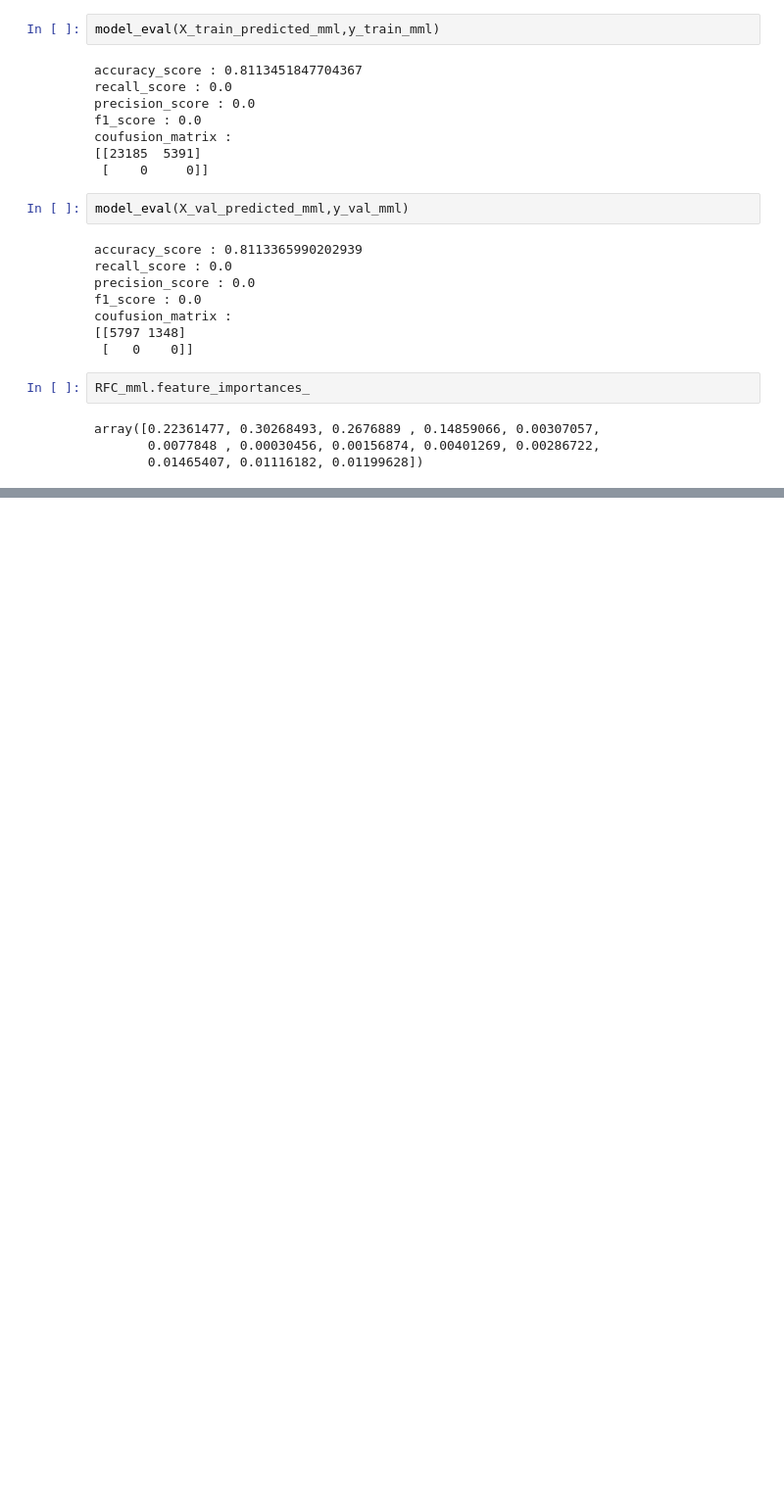
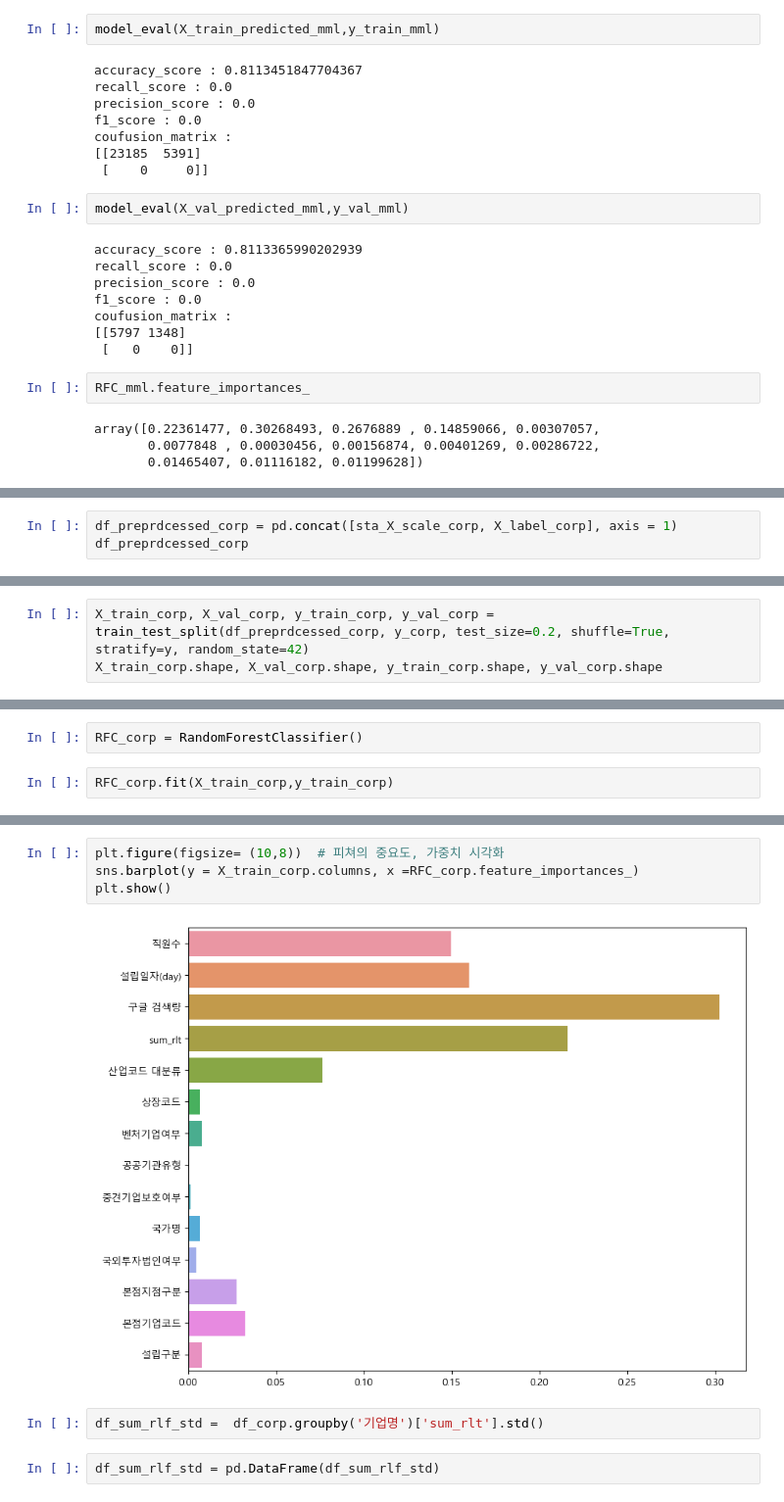
Before and after one commit to YoonJiHwan98/numble_repo, a Jupyter notebook: code/RandomForest_feature_engineering_test.ipynb, the cells around one changed output, grey strips where cells are left out. Shown at 98% size. Drawn from its saved outputs; the diff is of its cells as text; blank space fills up the shorter version.

```diff
--- a/code/RandomForest_feature_engineering_test.ipynb
+++ b/code/RandomForest_feature_engineering_test.ipynb
@@ -546,0 +603,3 @@ array([0.22361477, 0.30268493, 0.2676889 , 0.14859066, 0.00307057,
+# %%
+df_preprdcessed_corp = pd.concat([sta_X_scale_corp, X_label_corp], axis = 1)
+df_preprdcessed_corp
@@ -546,0 +620,3 @@ array([0.22361477, 0.30268493, 0.2676889 , 0.14859066, 0.00307057,
+# %%
+X_train_corp, X_val_corp, y_train_corp, y_val_corp = train_test_split(df_preprdcessed_corp, y_corp, test_size=0.2, shuffle=True, stratify=y, random_state=42)
+X_train_corp.shape, X_val_corp.shape, y_train_corp.shape, y_val_corp.shape
@@ -546,0 +625,4 @@ array([0.22361477, 0.30268493, 0.2676889 , 0.14859066, 0.00307057,
+# %%
+RFC_corp = RandomForestClassifier()
+# %%
+RFC_corp.fit(X_train_corp,y_train_corp)
@@ -546,0 +662,10 @@ array([0.22361477, 0.30268493, 0.2676889 , 0.14859066, 0.00307057,
+# %%
+plt.figure(figsize= (10,8))  # 피쳐의 중요도, 가중치 시각화
+sns.barplot(y = X_train_corp.columns, x =RFC_corp.feature_importances_)
+plt.show()
+# %% [output]
+[figure, added]
+# %%
+df_sum_rlf_std =  df_corp.groupby('기업명')['sum_rlt'].std()
+# %%
+df_sum_rlf_std = pd.DataFrame(df_sum_rlf_std)
```
Also changed, not shown: parts of 16 cells of this notebook, 3 other files.
